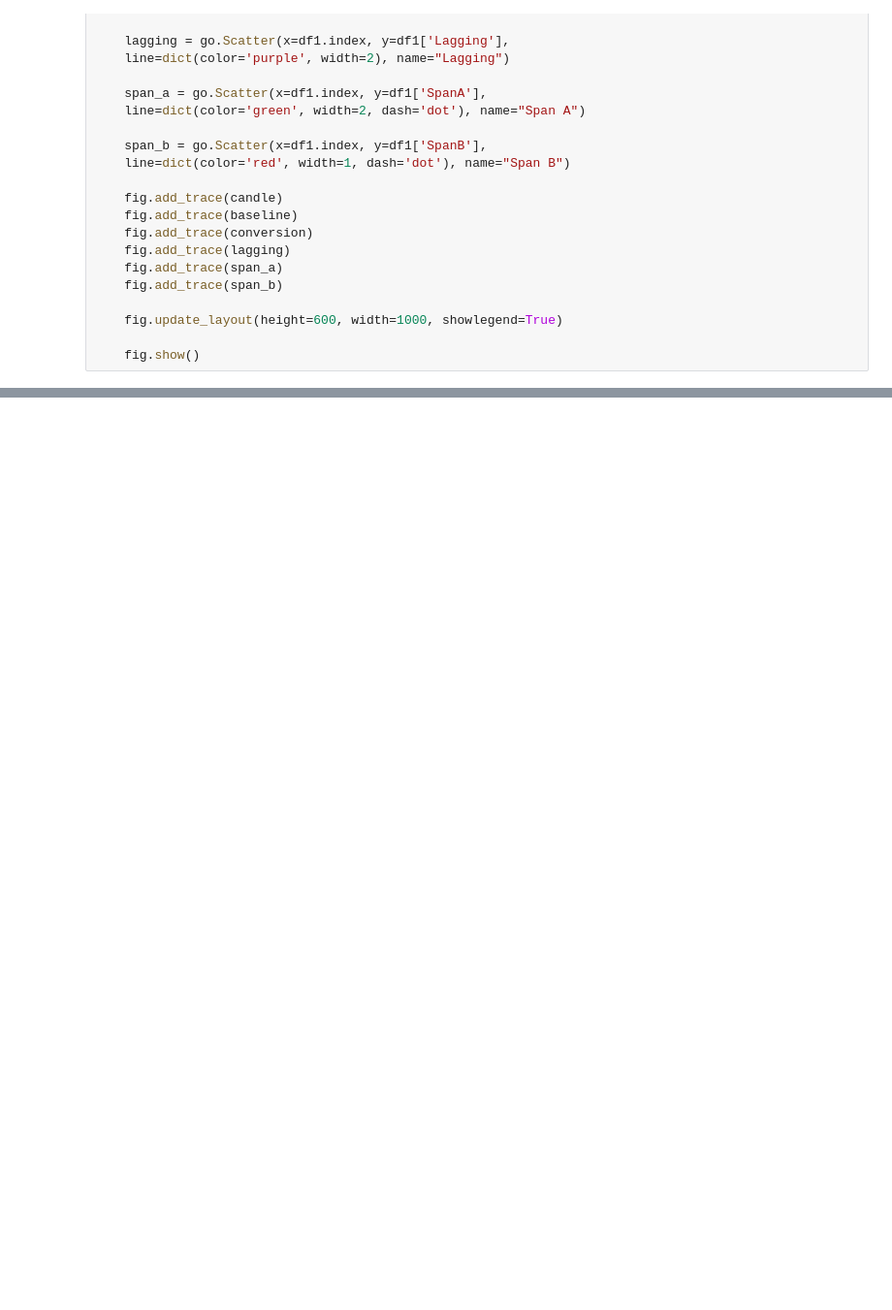
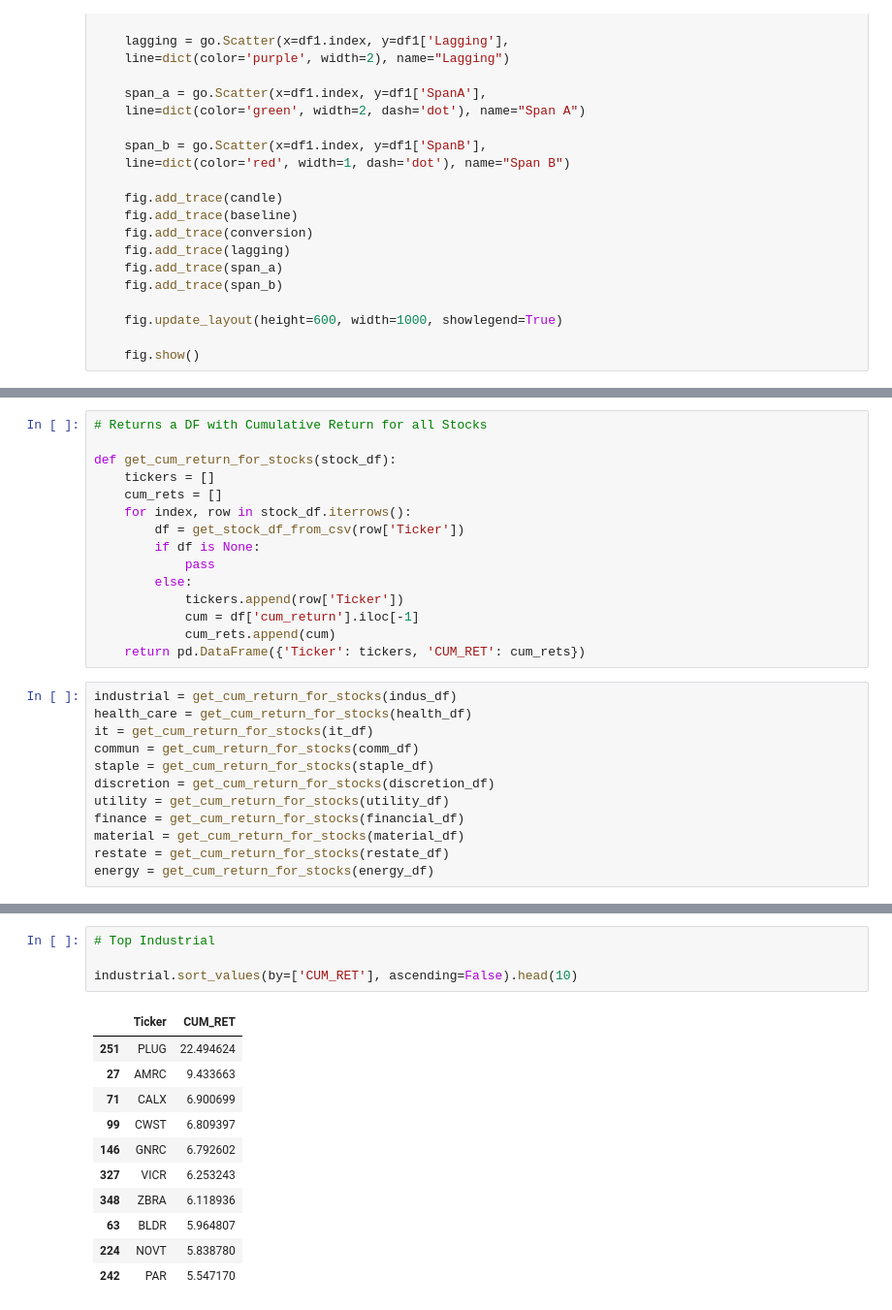
Before and after one commit to PirateSuit/Investment_Project, a Jupyter notebook: Plots.ipynb, the cells around one changed output, grey strips where cells are left out. Shown at 97% size. Cells and saved outputs as stored; diff of their text form; blank space fills up the shorter version.

```diff
--- a/Plots.ipynb
+++ b/Plots.ipynb
@@ -306,0 +308,27 @@ _df = sec_df.loc[sec_df['Sector'] == "Industrial"]
+# %%
+# Returns a DF with Cumulative Return for all Stocks
+
+def get_cum_return_for_stocks(stock_df):
+    tickers = []
+    cum_rets = []
+    for index, row in stock_df.iterrows():
+        df = get_stock_df_from_csv(row['Ticker'])
+        if df is None:
+            pass
+        else:
+            tickers.append(row['Ticker'])
+            cum = df['cum_return'].iloc[-1]
+            cum_rets.append(cum)
+    return pd.DataFrame({'Ticker': tickers, 'CUM_RET': cum_rets})
+# %%
+industrial = get_cum_return_for_stocks(indus_df)
+health_care = get_cum_return_for_stocks(health_df)
+it = get_cum_return_for_stocks(it_df)
+commun = get_cum_return_for_stocks(comm_df)
+staple = get_cum_return_for_stocks(staple_df)
+discretion = get_cum_return_for_stocks(discretion_df)
+utility = get_cum_return_for_stocks(utility_df)
+finance = get_cum_return_for_stocks(financial_df)
+material = get_cum_return_for_stocks(material_df)
+restate = get_cum_return_for_stocks(restate_df)
+energy = get_cum_return_for_stocks(energy_df)
@@ -306,0 +353,16 @@ _df = sec_df.loc[sec_df['Sector'] == "Industrial"]
+# %%
+# Top Industrial
+
+industrial.sort_values(by=['CUM_RET'], ascending=False).head(10)
+# %% [output]
+|  | Ticker | CUM_RET |
+| 251 | PLUG | 22.494624 |
+| 27 | AMRC | 9.433663 |
+| 71 | CALX | 6.900699 |
+| 99 | CWST | 6.809397 |
+| 146 | GNRC | 6.792602 |
+| 327 | VICR | 6.253243 |
+| 348 | ZBRA | 6.118936 |
+| 63 | BLDR | 5.964807 |
+| 224 | NOVT | 5.838780 |
+| 242 | PAR | 5.547170 |
```
Also changed, not shown: parts of 4 cells of this notebook.
